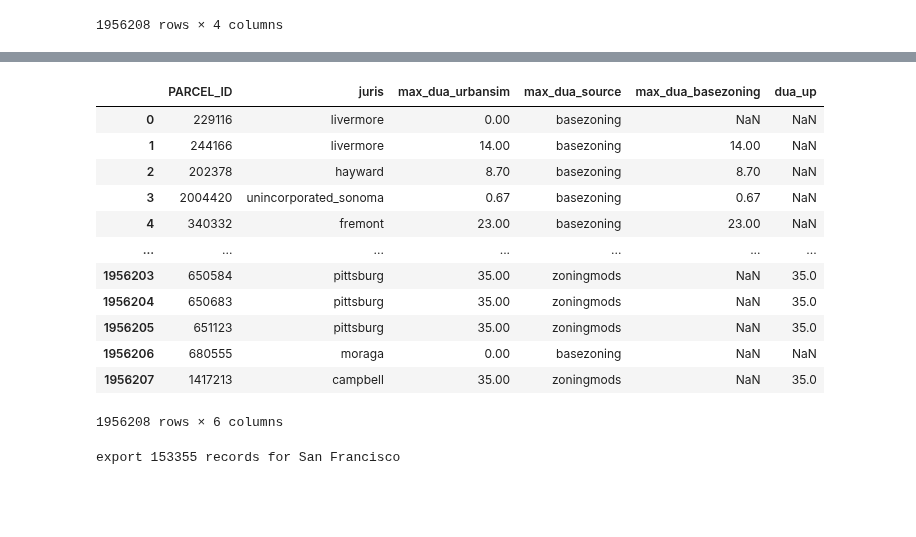
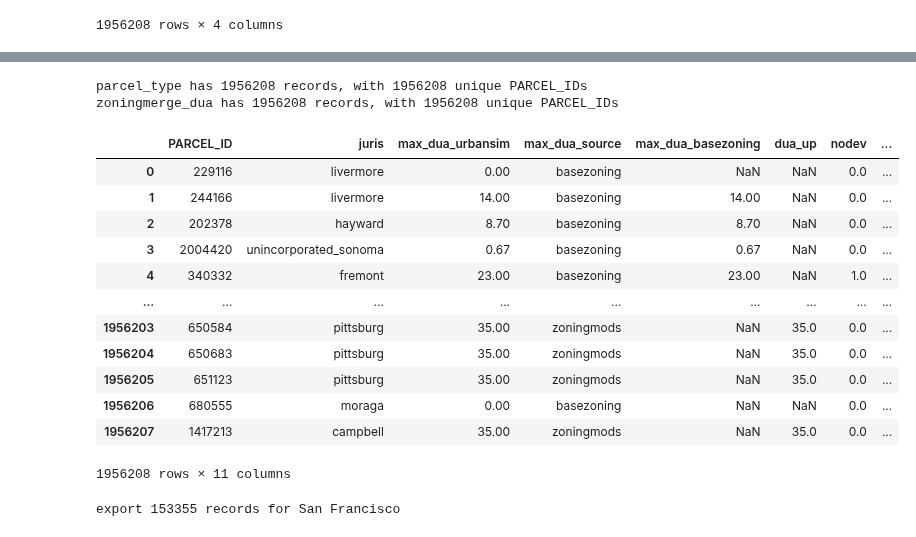
Before and after one commit to BayAreaMetro/petrale, a Jupyter notebook: policies/plu/final_mix_zoning.ipynb, the cells around one changed output, grey strips where cells are left out. Cells and saved outputs as stored; diff of their text form; code cells hidden in the pictures; blank space fills up the shorter version.

Commit message:
add 'nodev', 'small parcel', 'old building' conditions

```diff
--- a/policies/plu/final_mix_zoning.ipynb
+++ b/policies/plu/final_mix_zoning.ipynb
@@ -89,3 +89,20 @@ zoningmerge.loc[zoningmerge.dua_up_temp > zoningmerge.max_dua_basezoning_temp,
                 'max_dua_source'] = 'zoningmods'
 zoningmerge.loc[zoningmerge.dua_up_temp > zoningmerge.max_dua_basezoning_temp,
                 'max_dua_urbansim'] = zoningmerge['dua_up_temp']
+# %%
+# label parcels with old building and parcels too small to develop
+
+basemap_b10 = pd.read_csv(r'M:\Data\GIS layers\UrbanSim smelt\2020 03 12\b10.csv')
+# conver PARCEL_ID to integer:
+basemap_b10['parcel_id'] = basemap_b10['parcel_id'].apply(lambda x: int(round(x)))
+print("Read {:,} rows from b10".format(basemap_b10.shape[0]))
+display(basemap_b10.head())
+print('b10 building data has {:,} unique PARCEL_ID'.format(len(basemap_b10.parcel_id.unique())))
+
+basemap_p10 = pd.read_csv(r'M:\Data\GIS layers\UrbanSim smelt\2020 03 12\p10.csv',
+                          usecols =['PARCEL_ID', 'ACRES', 'LAND_VALUE'])
+# conver PARCEL_ID to integer:
+basemap_p10['PARCEL_ID'] = basemap_p10['PARCEL_ID'].apply(lambda x: int(round(x)))
+print("Read {:,} rows from p10".format(basemap_p10.shape[0]))
+display(basemap_p10.head())
+print('Number of unique PARCEL_ID: {}'.format(len(basemap_p10.PARCEL_ID.unique())))
@@ -92,23 +186,48 @@ zoningmerge.loc[zoningmerge.dua_up_temp > zoningmerge.max_dua_basezoning_temp,
+# %%
+# merge the needed fields with zoningmerge_dua
+building_groupby_parcel.reset_index(inplace=True)
+building_groupby_parcel['PARCEL_ID'] = building_groupby_parcel['PARCEL_ID'].apply(lambda x: int(round(x)))
+parcel_type = building_groupby_parcel[['PARCEL_ID', 'has_old_building', 'small_HS_parcel','small_parcel']]
+print('parcel_type has {} records, with {} unique PARCEL_IDs'.format(parcel_type.shape[0],
+                                                                     len(parcel_type.PARCEL_ID.unique())))
+
+
+zoningmerge_dua = zoningmerge[['PARCEL_ID', 'juris', 'max_dua_urbansim', 'max_dua_source',
+                               'max_dua_basezoning', 'dua_up', 'nodev']]
+
+zoningmerge_dua = zoningmerge_dua.merge(parcel_type, on='PARCEL_ID', how='outer')
+print('zoningmerge_dua has {} records, with {} unique PARCEL_IDs'.format(zoningmerge_dua.shape[0],
+                                                                         len(zoningmerge_dua.PARCEL_ID.unique())))
+# %% [output]
+parcel_type has 1956208 records, with 1956208 unique PARCEL_IDs
+zoningmerge_dua has 1956208 records, with 1956208 unique PARCEL_IDs
+# %%
+# combine max_dua_source and 'nodev' information
+
+zoningmerge_dua['max_dua_source_final'] = zoningmerge_dua['max_dua_source']
+zoningmerge_dua.loc[zoningmerge_dua.has_old_building == True, 'max_dua_source_final'] = 'old building (pre 1940)'
+zoningmerge_dua.loc[(zoningmerge_dua.small_HS_parcel == True) | (zoningmerge_dua.small_parcel == True),
+                    'max_dua_source_final'] = 'small parcel'
+zoningmerge_dua.loc[zoningmerge_dua.nodev == 1, 'max_dua_source_final'] = 'nodev'
 # %%
 # export with key needed fields
-zoningmerge_dua = zoningmerge[['PARCEL_ID', 'juris', 'max_dua_urbansim', 'max_dua_source', 'max_dua_basezoning', 'dua_up']]
 display(zoningmerge_dua)
 
 zoningmerge_dua.to_csv(r'M:\Data\Urban\BAUS\PBA50\Final_Blueprint\Zoning Modifications\final_zoning_urbansim\zoning_urbansim_max_dua.csv', index=False)
 # %% [output]
-|  | PARCEL_ID | juris | max_dua_urbansim | max_dua_source | max_dua_basezoning | dua_up |
-| 0 | 229116 | livermore | 0.00 | basezoning | NaN | NaN |
-| 1 | 244166 | livermore | 14.00 | basezoning | 14.00 | NaN |
-| 2 | 202378 | hayward | 8.70 | basezoning | 8.70 | NaN |
-| 3 | 2004420 | unincorporated_sonoma | 0.67 | basezoning | 0.67 | NaN |
-| 4 | 340332 | fremont | 23.00 | basezoning | 23.00 | NaN |
-| ... | ... | ... | ... | ... | ... | ... |
-| 1956203 | 650584 | pittsburg | 35.00 | zoningmods | NaN | 35.0 |
-| 1956204 | 650683 | pittsburg | 35.00 | zoningmods | NaN | 35.0 |
-| 1956205 | 651123 | pittsburg | 35.00 | zoningmods | NaN | 35.0 |
-| 1956206 | 680555 | moraga | 0.00 | basezoning | NaN | NaN |
-| 1956207 | 1417213 | campbell | 35.00 | zoningmods | NaN | 35.0 |
+|  | PARCEL_ID | juris | max_dua_urbansim | max_dua_source | max_dua_basezoning | dua_up | nodev | ... |
+| 0 | 229116 | livermore | 0.00 | basezoning | NaN | NaN | 0.0 | ... |
+| 1 | 244166 | livermore | 14.00 | basezoning | 14.00 | NaN | 0.0 | ... |
+| 2 | 202378 | hayward | 8.70 | basezoning | 8.70 | NaN | 0.0 | ... |
+| 3 | 2004420 | unincorporated_sonoma | 0.67 | basezoning | 0.67 | NaN | 0.0 | ... |
+| 4 | 340332 | fremont | 23.00 | basezoning | 23.00 | NaN | 1.0 | ... |
+| ... | ... | ... | ... | ... | ... | ... | ... | ... |
+| 1956203 | 650584 | pittsburg | 35.00 | zoningmods | NaN | 35.0 | 0.0 | ... |
+| 1956204 | 650683 | pittsburg | 35.00 | zoningmods | NaN | 35.0 | 0.0 | ... |
+| 1956205 | 651123 | pittsburg | 35.00 | zoningmods | NaN | 35.0 | 0.0 | ... |
+| 1956206 | 680555 | moraga | 0.00 | basezoning | NaN | NaN | 0.0 | ... |
+| 1956207 | 1417213 | campbell | 35.00 | zoningmods | NaN | 35.0 | 0.0 | ... |
-1956208 rows × 6 columns
+1956208 rows × 11 columns
 # %%
 # export San Francisco data
 
```
Also changed, not shown: parts of 2 cells of this notebook.
